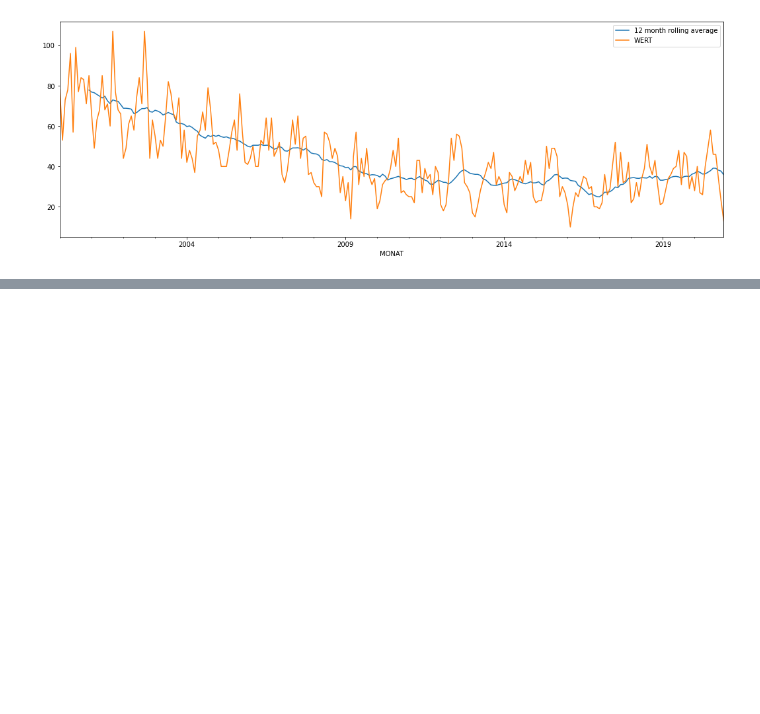
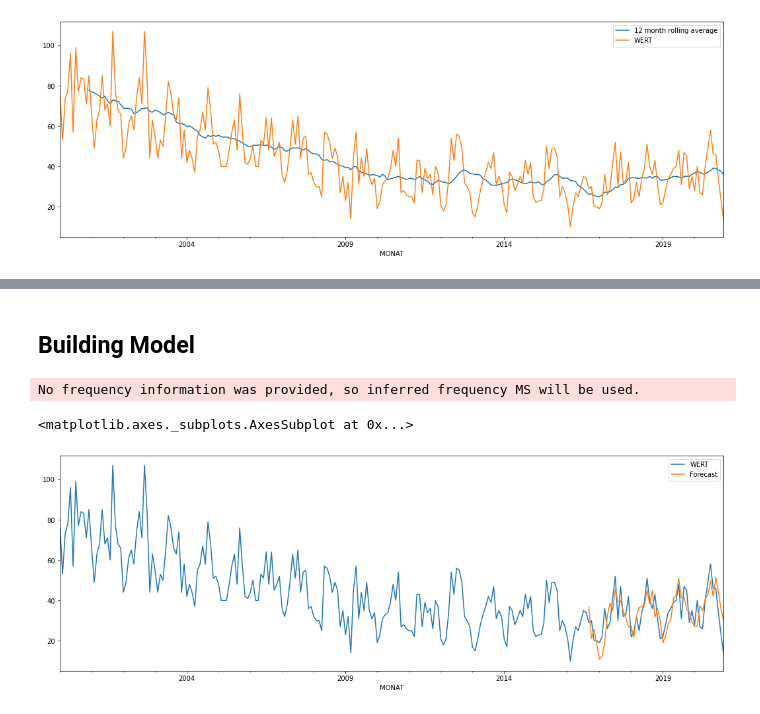
Before and after one commit to asalarp/dps_challenge, a Jupyter notebook: Mission1.ipynb, the cells around one changed output, grey strips where cells are left out. Saved outputs shown, nothing was run; the diff lists cells and outputs as text; code cells hidden in the pictures; blank space fills up the shorter version.

```diff
--- a/Mission1.ipynb
+++ b/Mission1.ipynb
@@ -203,0 +213,21 @@ plt.legend()
+# %% [markdown]
+## Building Model
+# %%
+import statsmodels.api as sm
+
+# creating an ARIMA model with seasonality
+model = sm.tsa.statespace.SARIMAX(df_forecast['WERT'], order=(3, 1, 0), seasonal_order=(1, 1, 1, 12))
+
+# fit model
+history = model.fit()
+
+# show forecasted values with respect to actual ones
+df_forecast['Forecast'] = history.predict(start=200, end=252)
+df_forecast[['WERT', 'Forecast']].plot()
+
+# to get more information about value of parameters we can use summary() function
+#history.summary()
+# %% [output]
+No frequency information was provided, so inferred frequency MS will be used.
+<matplotlib.axes._subplots.AxesSubplot at 0x...>
+[figure, added]
```
Also changed, not shown: parts of 5 cells of this notebook.
